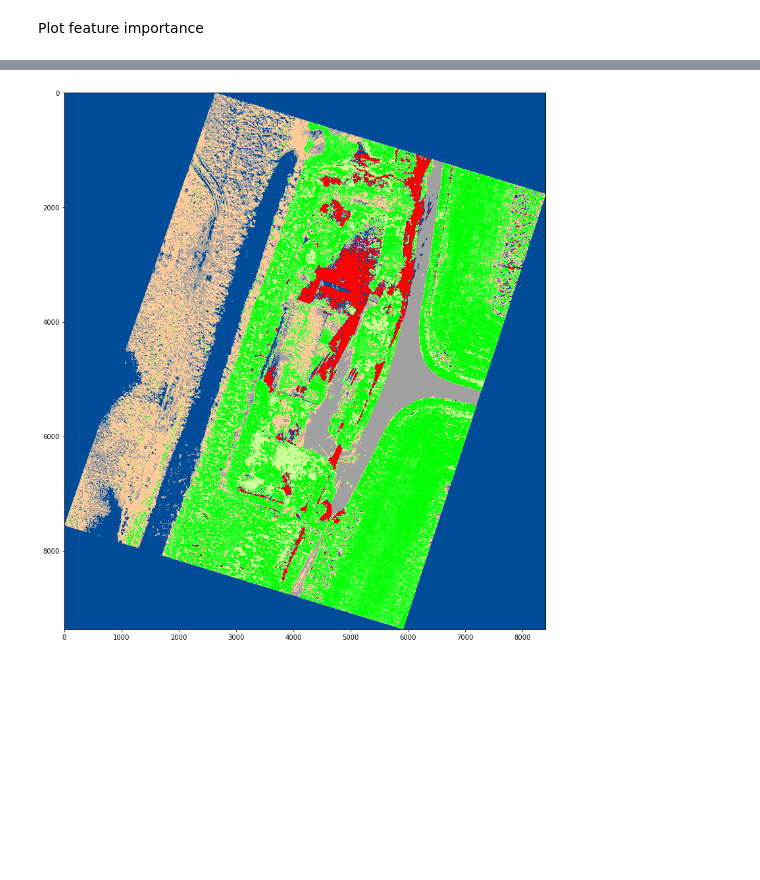
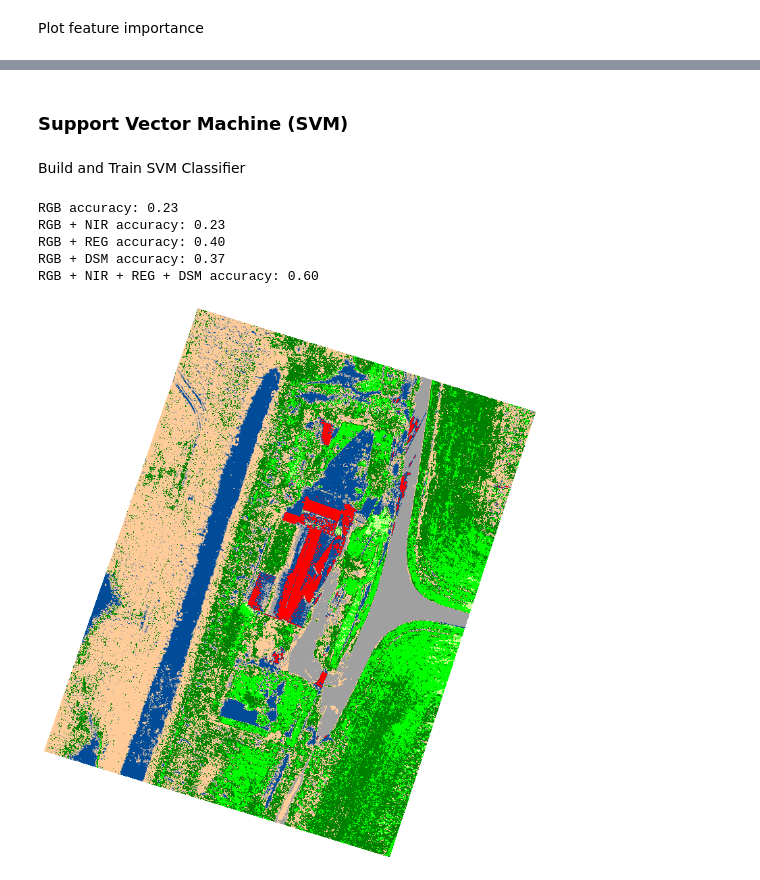
Before and after one commit to adebowaledaniel/emjmd-cde, a Jupyter notebook: UBS/UAV/Adebayo_UAV.ipynb, the cells around one changed output, grey strips where cells are left out. Drawn from its saved outputs; the diff is of its cells as text; code cells hidden in the pictures; blank space fills up the shorter version.

```diff
--- a/UBS/UAV/Adebayo_UAV.ipynb
+++ b/UBS/UAV/Adebayo_UAV.ipynb
@@ -270,7 +349,7 @@ colors = dict((
     # sediment
     (3, (255,204,153,255)),
     # Tree
-    (4, (51,255,51,255)),
+    (4, (0,128,0,255)),
     # Grass
     (5, (0,255,0,255)),
     # bush
@@ -319,0 +380,14 @@ class_rgb_nir_reg = rgb_nir_reg_model.predict(reshape__d)
+# %%
+#reshape as ((rows*cols), bands)
+reshape__d = rgbn_stack.reshape(-1, xval_rgb_nir_reg_dsm.shape[1])
+band_reshaped = reshape_as_image(rgbn_stack)
+
+# prediction on reshaped image using rgb model
+class_rgb_nir_reg = rgb_nir_reg_dsm_model.predict(reshape__d)
+cl = class_rgb_nir_reg.reshape(rgbn_stack[:,:,0].shape)
+
+classified = np.ma.masked_array(cl, rst.mask)
+plt.figure(figsize=(15,15))
+plt.imshow(classified, cmap=cmap)
+plt.axis('off')
+plt.show()
@@ -320,8 +418,63 @@ class_rgb_nir_reg = rgb_nir_reg_model.predict(reshape__d)
+# %% [markdown]
+### Support Vector Machine (SVM)
+# %% [markdown]
+Build and Train SVM Classifier
+# %%
+from sklearn import svm
+
+def train_svm_model(X_train, y_train):
+    """ Trains the SVM model."""
+    # train the model
+    svm_model = svm.SVC()
+    svm_model.fit(X_train, y_train)
+    return svm_model
+
+# train svm model
+# for rgb
+svm_rgb = train_svm_model(xtrain_rgb, y)
+# for rgb + nir
+svm_rgb_nir = train_svm_model(xtrain_rgb_nir, y)
+# for rgb + nir + reg
+svm_rgb_reg = train_svm_model(xtrain_rgb_reg, y)
+# for rgb + dsm
+svm_rgb_dsm = train_svm_model(xtrain_rgb_dsm, y)
+# for rgb + nir + reg + dsm
+svm_rgb_nir_reg_dsm = train_svm_model(xtrain_rgb_nir_reg_dsm, y)
+# %%
+# predict on validation set
+def validation_svm_model(X_validation, y_validation, model):
+    """ Predicts the class labels using the SVM model."""
+    # predict the class labels
+    y_pred = model.predict(X_validation)
+    # calculate the accuracy
+    accuracy = accuracy_score(y_validation, y_pred)
+    return accuracy
+
+# for rgb
+print('RGB accuracy: %.2f' % validation_svm_model(xval_rgb, y_validation, svm_rgb))
+# for rgb + nir
+print('RGB + NIR accuracy: %.2f' % validation_svm_model(xval_rgb_nir, y_validation, svm_rgb_nir))
+# for rgb + reg
+print('RGB + REG accuracy: %.2f' % validation_svm_model(xval_rgb_reg, y_validation, svm_rgb_reg))
+# for rgb + dsm
+print('RGB + DSM accuracy: %.2f' % validation_svm_model(xval_rgb_dsm, y_validation, svm_rgb_dsm))
+# for rgb + nir + reg + dsm
+print('RGB + NIR + REG + DSM accuracy: %.2f' % validation_svm_model(xval_rgb_nir_reg_dsm, y_validation, svm_rgb_nir_reg_dsm))
+# %% [output]
+RGB accuracy: 0.23
+RGB + NIR accuracy: 0.23
+RGB + REG accuracy: 0.40
+RGB + DSM accuracy: 0.37
+RGB + NIR + REG + DSM accuracy: 0.60
 # %%
-cl = class_rgb_nir_reg.reshape(band_reshaped[:,:,0].shape)
+# prediction on reshaped image using rgb model
+svm_class_rgb_nir_reg_dsm = svm_rgb_nir_reg_dsm.predict(reshape__d)
+svm_cl = svm_class_rgb_nir_reg_dsm.reshape(rgbn_stack[:,:,0].shape)
 
+svm_classified = np.ma.masked_array(svm_cl, rst.mask)
 plt.figure(figsize=(15,15))
-plt.imshow(cl, cmap=cmap)
+plt.imshow(svm_classified, cmap=cmap)
+plt.axis('off')
 plt.show()
 # %% [output]
-[figure, old version]
+[figure, new version]
```
Also changed, not shown: parts of 35 cells of this notebook, 1 other file.
